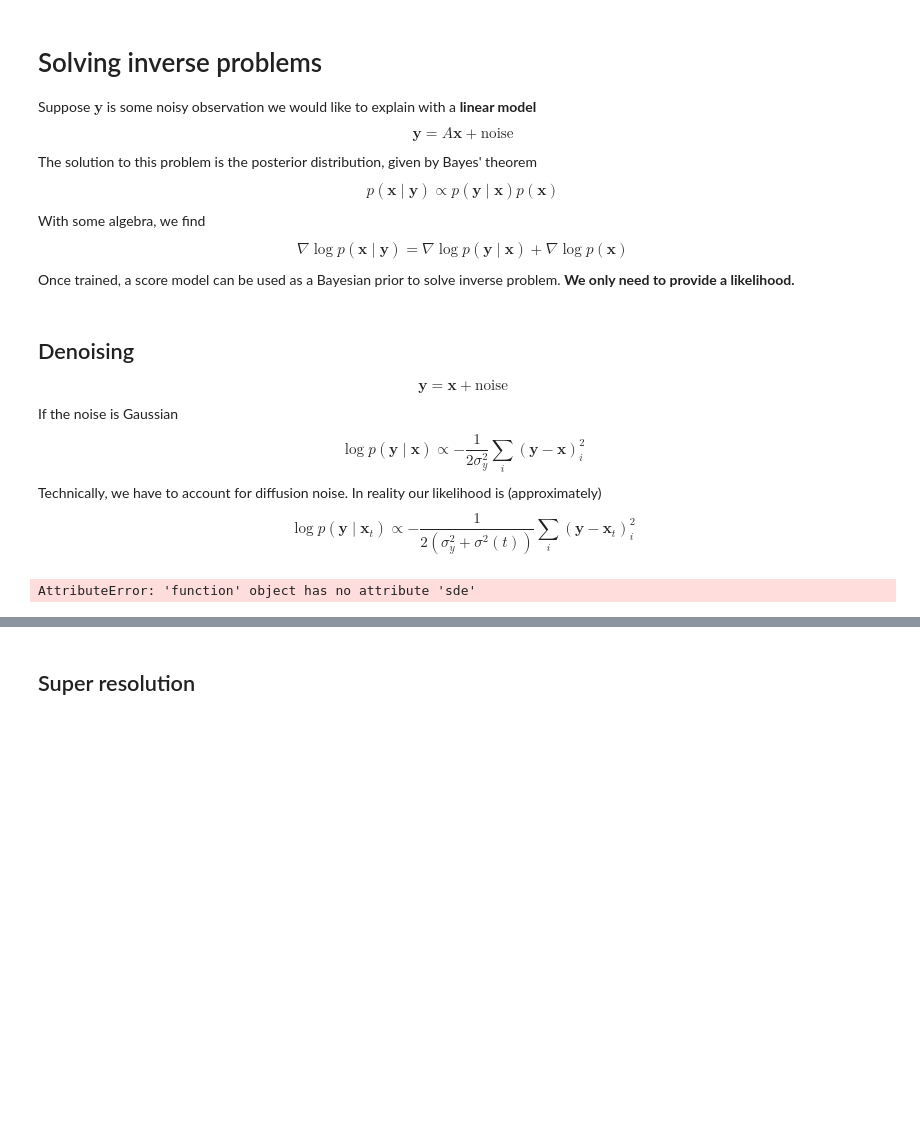
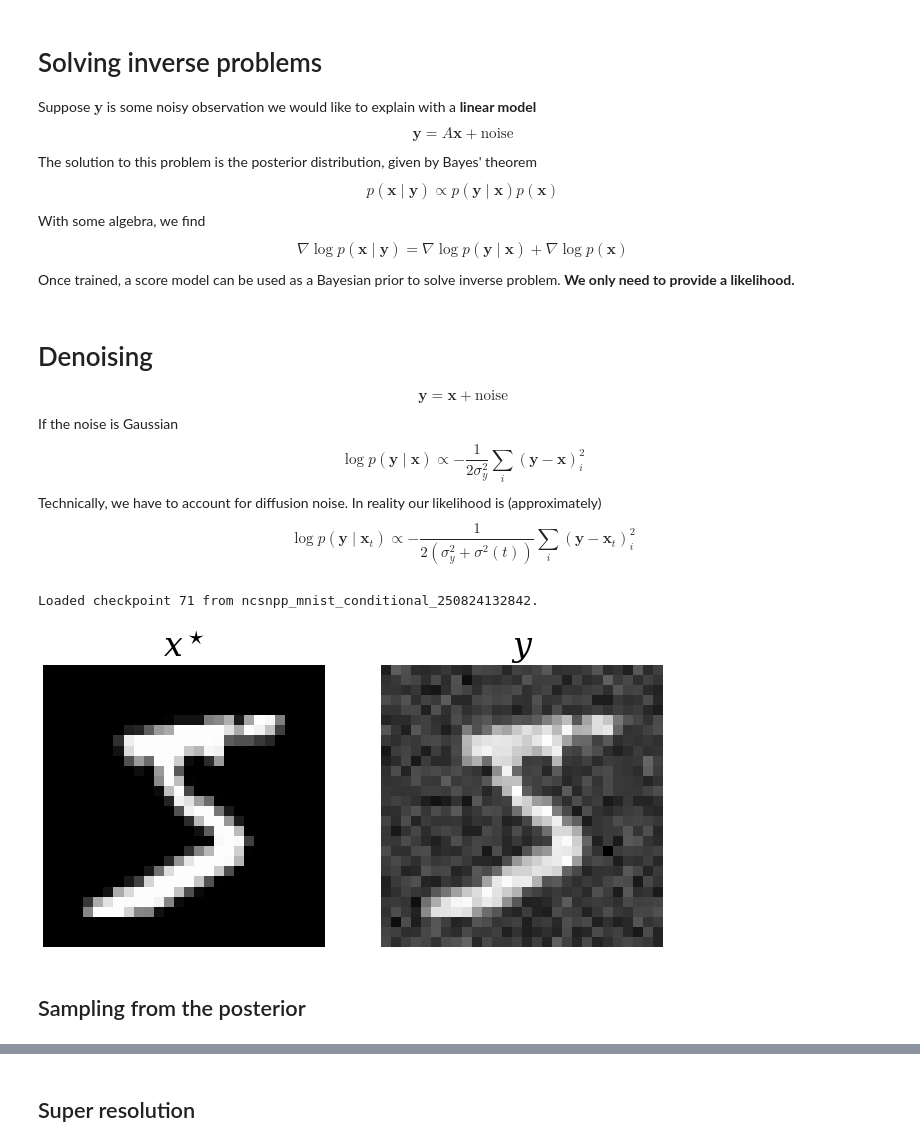
Before and after one commit to AlexandreAdam/score_models, a Jupyter notebook: notebooks/08-practical_tutorial.ipynb, the cells around one changed output, grey strips where cells are left out. Cells and saved outputs as stored; diff of their text form; code cells hidden in the pictures; blank space fills up the shorter version.

```diff
--- a/notebooks/08-practical_tutorial.ipynb
+++ b/notebooks/08-practical_tutorial.ipynb
@@ -267,17 +301,23 @@ from torchvision.transforms import ToTensor
 
 DEVICE = torch.device("cuda" if torch.cuda.is_available() else "cpu")
 
+def transform(x):
+    x = ToTensor()(x) # Normalized to [0, 1]
+    return x.to(DEVICE)
 
-path = "../../../data"
-mnist = MNIST(path, download=True)
+def target_transform(y):
+    y = torch.Tensor([y]).to(DEVICE).to(torch.int32)
+    return y
+
+path = "data"
+mnist = MNIST(path, download=True, transform=transform, target_transform=target_transform)
 
 class Dataset(torch.utils.data.Dataset):
-    def __init__(self, mnist, unconditional_frequency=0.25):
+    def __init__(self, mnist):
         self.mnist = mnist
-        self.p = unconditional_frequency
 
     def __len__(self):
-        return len(self.mnist)
+        return 200 # For demonstration, otherwise len(self.mnist)
 
     def __getitem__(self, idx):
         """Logic to load a image (and possibly labels) from the disk to the GPU memory."""
@@ -411,7 +485,7 @@ $$
 Once trained, a score model can be used as a Bayesian prior to solve inverse problem.
 **We only need to provide a likelihood.**
 # %% [markdown]
-## Denoising
+# Denoising
 
 $$
     \mathbf{y} = \mathbf{x} + \mathrm{noise}
@@ -425,14 +499,40 @@ $$
     \log p(\mathbf{y} \mid \mathbf{x}_t) \propto - \frac{1}{2 (\sigma_y^2 + \sigma^2(t))} \sum_i (\mathbf{y} - \mathbf{x}_t)^2_i
 $$
 # %%
+model_path = "/content/drive/MyDrive/shared data/ncsnpp_mnist_conditional_250824132842"
+# Load a pre-trained MNIST model
+prior = ScoreModel(path=model_path)
+
 sigma_y = 0.1               # Noise level for the observations
 sigma_t = model.sde.sigma   # Noise schedule from the model
 
 def log_likelihood(t, x_t, y):
-    return -0.5 * ((y - x_t) ** 2).flatten(1).sum(-1) / (sigma_y ** 2 + sigma_t(t) ** 2)
+    return -0.5 * ((y - x_t) ** 2).sum() / (sigma_y ** 2 + sigma_t(t) ** 2)
 
 def likelihood_score(t, x_t, y):
-    f = lambda t, x_t, y: log_likelihood(t, x_t, y)
+    f = lambda t, x_t: log_likelihood(t, x_t, y)
     return vmap(grad(f, argnums=1))(t, x_t)
 # %% [output]
-AttributeError: 'function' object has no attribute 'sde'
+Loaded checkpoint 71 from ncsnpp_mnist_conditional_250824132842.
+# %%
+# Create a ground truth from the training set for demonstration purposes
+x_true = dataset[0]
+
+# Simulate an observation
+y = x_true + torch.randn_like(x_true) * sigma_y
+
+fig, axs = plt.subplots(1, 2, figsize=(8, 4))
+
+ax = axs[0]
+ax.imshow(x_true[0].cpu().detach().numpy(), cmap="gray")
+ax.set_title(r"$x^\star$")
+ax.axis("off")
+
+ax = axs[1]
+ax.imshow(y[0].cpu().detach().numpy(), cmap="gray")
+ax.set_title(r"$y$")
+ax.axis("off");
+# %% [output]
+[figure, added]
+# %% [markdown]
+## Sampling from the posterior
```
Also changed, not shown: parts of 27 cells of this notebook.
